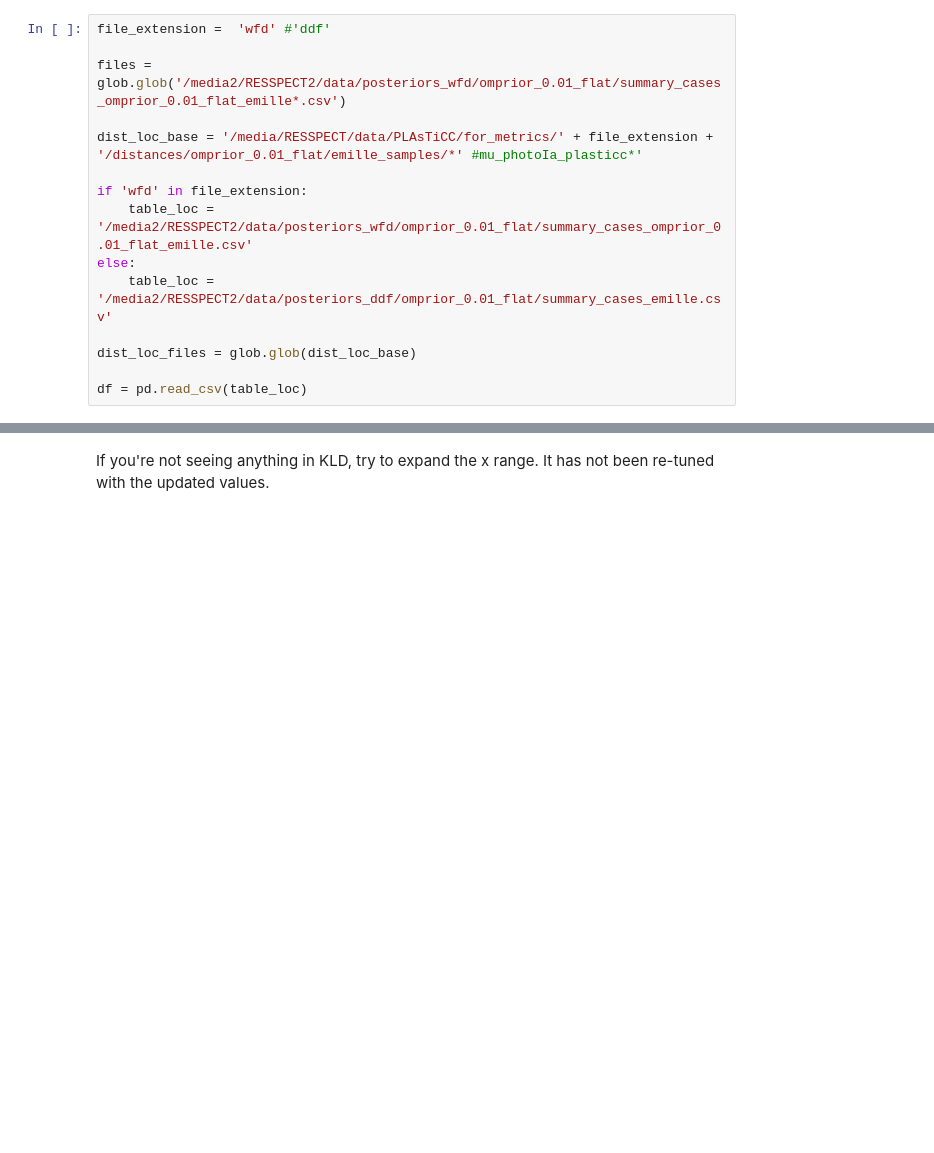
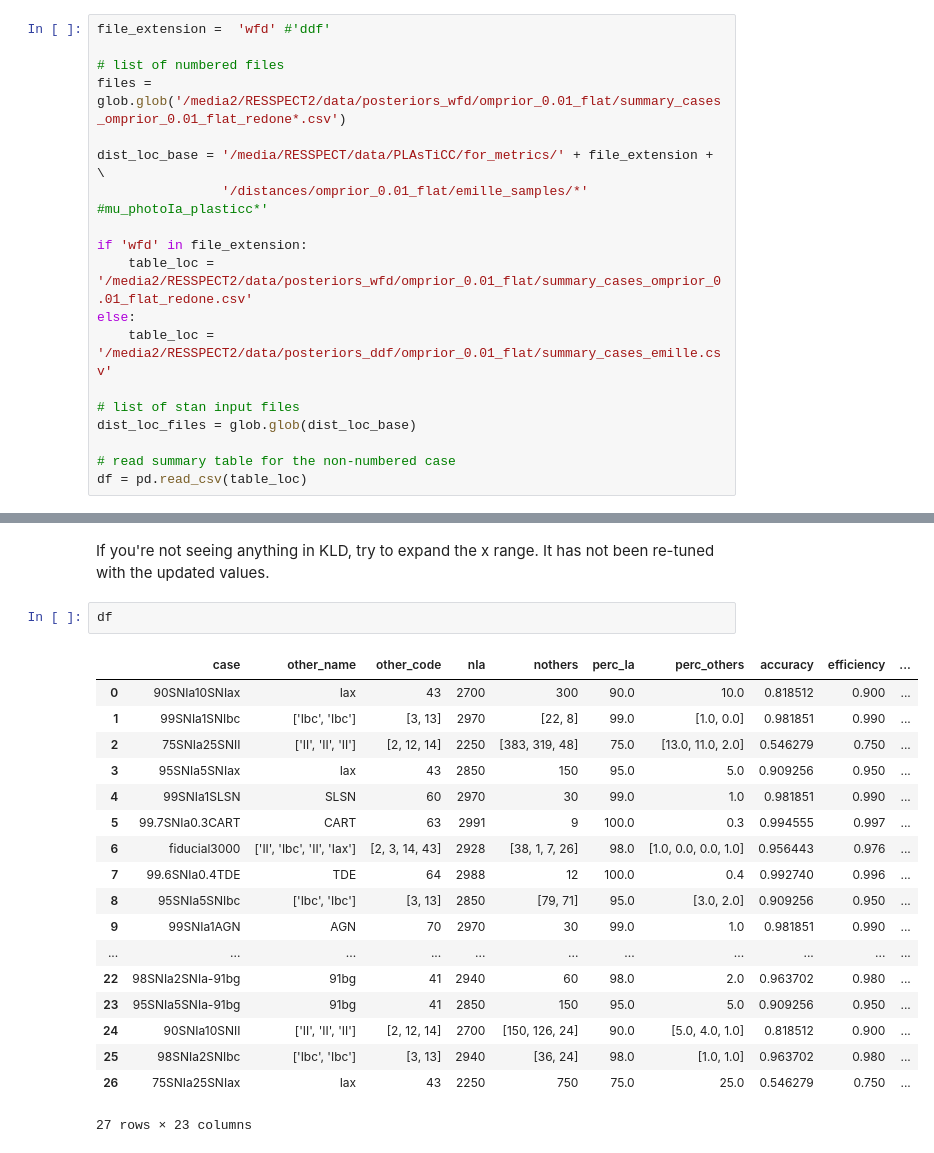
Before and after one commit to emilleishida/resspect_metric, a Jupyter notebook: plots_for_paper/Combination_plots_many_samples.ipynb, the cells around one changed output, grey strips where cells are left out. Cells and saved outputs as stored; diff of their text form; blank space fills up the shorter version.

Commit message:
adapting to allow multiple realizations for all columns

```diff
--- a/plots_for_paper/Combination_plots_many_samples.ipynb
+++ b/plots_for_paper/Combination_plots_many_samples.ipynb
@@ -13,17 +13,21 @@ import resspect.cosmo_metric_utils as cmu
 # %%
 file_extension =  'wfd' #'ddf'
 
-files = glob.glob('/media2/RESSPECT2/data/posteriors_wfd/omprior_0.01_flat/summary_cases_omprior_0.01_flat_emille*.csv')
+# list of numbered files
+files = glob.glob('/media2/RESSPECT2/data/posteriors_wfd/omprior_0.01_flat/summary_cases_omprior_0.01_flat_redone*.csv')
 
-dist_loc_base = '/media/RESSPECT/data/PLAsTiCC/for_metrics/' + file_extension + '/distances/omprior_0.01_flat/emille_samples/*' #mu_photoIa_plasticc*'
+dist_loc_base = '/media/RESSPECT/data/PLAsTiCC/for_metrics/' + file_extension + \
+                '/distances/omprior_0.01_flat/emille_samples/*' #mu_photoIa_plasticc*'
 
 if 'wfd' in file_extension:
-    table_loc = '/media2/RESSPECT2/data/posteriors_wfd/omprior_0.01_flat/summary_cases_omprior_0.01_flat_emille.csv'
+    table_loc = '/media2/RESSPECT2/data/posteriors_wfd/omprior_0.01_flat/summary_cases_omprior_0.01_flat_redone.csv'
 else:
     table_loc = '/media2/RESSPECT2/data/posteriors_ddf/omprior_0.01_flat/summary_cases_emille.csv'
 
+# list of stan input files
 dist_loc_files = glob.glob(dist_loc_base)
 
+# read summary table for the non-numbered case
 df = pd.read_csv(table_loc)
 # %%
 from collections import OrderedDict
@@ -475,2 +530,23 @@ if 'wfd' in file_extension:
 # %% [markdown]
 If you're not seeing anything in KLD, try to expand the x range. It has not been re-tuned with the updated values.
+# %%
+df
+# %% [output]
+|  | case | other_name | other_code | nIa | nothers | perc_Ia | perc_others | accuracy | efficiency | ... |
+| 0 | 90SNIa10SNIax | Iax | 43 | 2700 | 300 | 90.0 | 10.0 | 0.818512 | 0.900 | ... |
+| 1 | 99SNIa1SNIbc | ['Ibc', 'Ibc'] | [3, 13] | 2970 | [22, 8] | 99.0 | [1.0, 0.0] | 0.981851 | 0.990 | ... |
+| 2 | 75SNIa25SNII | ['II', 'II', 'II'] | [2, 12, 14] | 2250 | [383, 319, 48] | 75.0 | [13.0, 11.0, 2.0] | 0.546279 | 0.750 | ... |
+| 3 | 95SNIa5SNIax | Iax | 43 | 2850 | 150 | 95.0 | 5.0 | 0.909256 | 0.950 | ... |
+| 4 | 99SNIa1SLSN | SLSN | 60 | 2970 | 30 | 99.0 | 1.0 | 0.981851 | 0.990 | ... |
+| 5 | 99.7SNIa0.3CART | CART | 63 | 2991 | 9 | 100.0 | 0.3 | 0.994555 | 0.997 | ... |
+| 6 | fiducial3000 | ['II', 'Ibc', 'II', 'Iax'] | [2, 3, 14, 43] | 2928 | [38, 1, 7, 26] | 98.0 | [1.0, 0.0, 0.0, 1.0] | 0.956443 | 0.976 | ... |
+| 7 | 99.6SNIa0.4TDE | TDE | 64 | 2988 | 12 | 100.0 | 0.4 | 0.992740 | 0.996 | ... |
+| 8 | 95SNIa5SNIbc | ['Ibc', 'Ibc'] | [3, 13] | 2850 | [79, 71] | 95.0 | [3.0, 2.0] | 0.909256 | 0.950 | ... |
+| 9 | 99SNIa1AGN | AGN | 70 | 2970 | 30 | 99.0 | 1.0 | 0.981851 | 0.990 | ... |
+| ... | ... | ... | ... | ... | ... | ... | ... | ... | ... | ... |
+| 22 | 98SNIa2SNIa-91bg | 91bg | 41 | 2940 | 60 | 98.0 | 2.0 | 0.963702 | 0.980 | ... |
+| 23 | 95SNIa5SNIa-91bg | 91bg | 41 | 2850 | 150 | 95.0 | 5.0 | 0.909256 | 0.950 | ... |
+| 24 | 90SNIa10SNII | ['II', 'II', 'II'] | [2, 12, 14] | 2700 | [150, 126, 24] | 90.0 | [5.0, 4.0, 1.0] | 0.818512 | 0.900 | ... |
+| 25 | 98SNIa2SNIbc | ['Ibc', 'Ibc'] | [3, 13] | 2940 | [36, 24] | 98.0 | [1.0, 1.0] | 0.963702 | 0.980 | ... |
+| 26 | 75SNIa25SNIax | Iax | 43 | 2250 | 750 | 75.0 | 25.0 | 0.546279 | 0.750 | ... |
+27 rows × 23 columns
```
Also changed, not shown: parts of 5 cells of this notebook.
